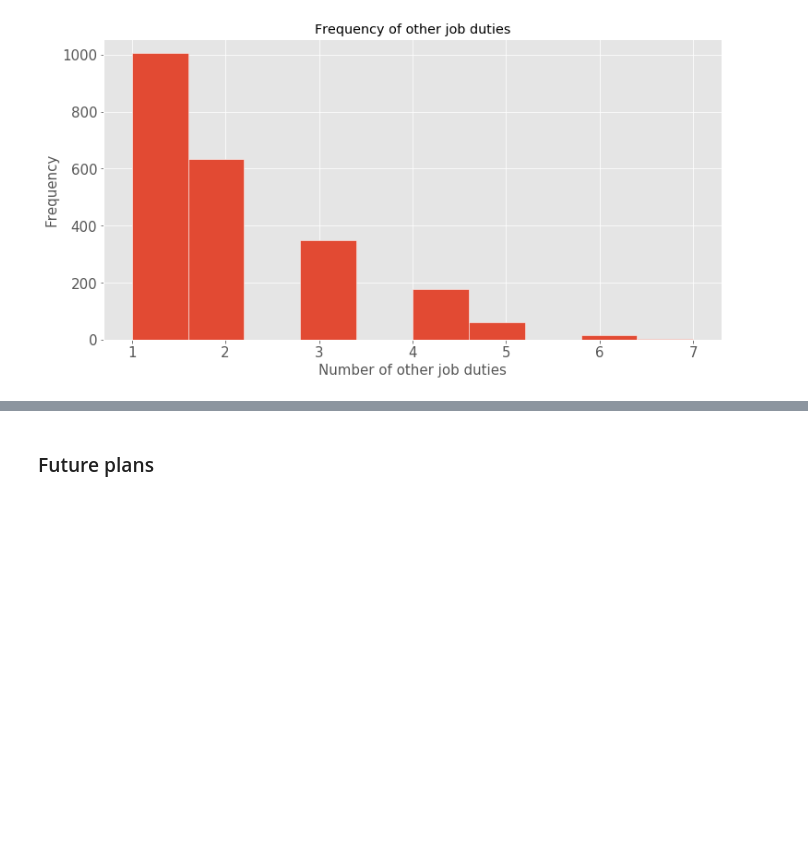
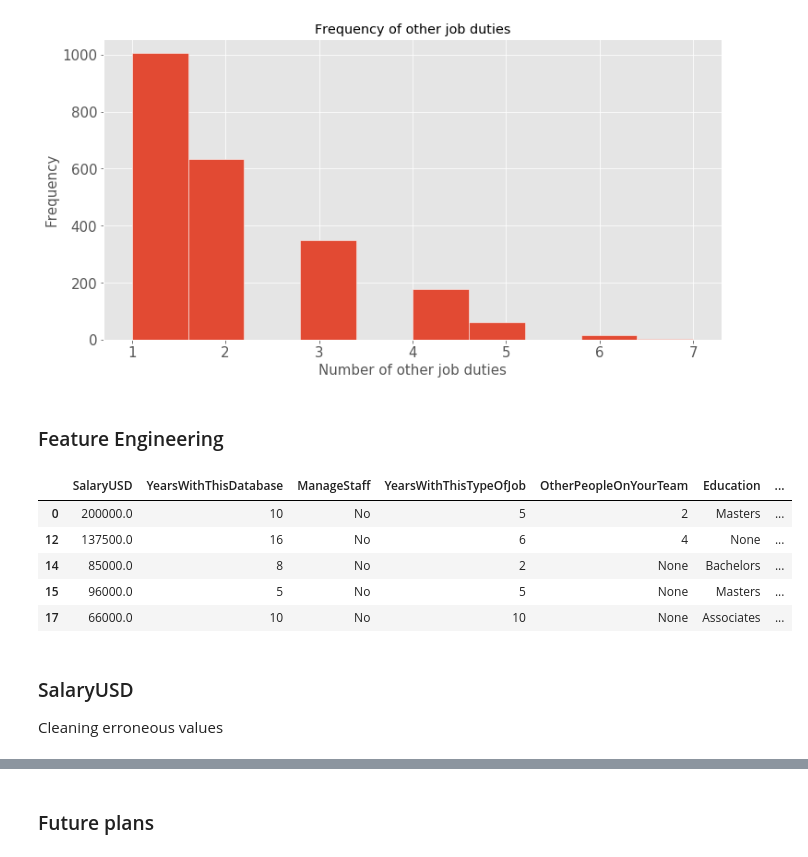
Before and after one commit to unit-00/data-professionals, a Jupyter notebook: cap1.ipynb, the cells around one changed output, grey strips where cells are left out. Drawn from its saved outputs; the diff is of its cells as text; code cells hidden in the pictures; blank space fills up the shorter version.

```diff
--- a/cap1.ipynb
+++ b/cap1.ipynb
@@ -122,8 +125,8 @@ KindsOfTasksPerformed                   126
 Counter                                   0
 dtype: int64
 # %%
-features = ['SalaryUSD', 'YearsWithThisDatabase', 'ManageStaff', 'YearsWithThisTypeOfJob', 'OtherPeopleOnYourTeam', 'Education', 'HoursWorkedPerWeek', 'TelecommuteDaysPerWeek', 'EmploymentSector', 'CareerPlansThisYear', 'Gender', 'OtherJobDuties', 'KindsOfTasksPerformed']
-target = ['LookingForAnotherJob', ]
+features = ['SalaryUSD', 'YearsWithThisDatabase', 'ManageStaff', 'YearsWithThisTypeOfJob', 'OtherPeopleOnYourTeam', 'Education', 'HoursWorkedPerWeek', 'TelecommuteDaysPerWeek', 'EmploymentSector']
+target = ['LookingForAnotherJob']
 # %% [markdown]
 ### Salary
 # %%
@@ -383,3 +389,20 @@ fig, ax = plt.subplots(figsize=(12, 6))
                         title='Frequency of other job duties',edgecolor='white'))
 # %% [output]
 [figure]
+# %% [markdown]
+### Feature Engineering
+# %%
+X = us.loc[:, features + target]
+# %%
+X.head()
+# %% [output]
+|  | SalaryUSD | YearsWithThisDatabase | ManageStaff | YearsWithThisTypeOfJob | OtherPeopleOnYourTeam | Education | ... |
+| 0 | 200000.0 | 10 | No | 5 | 2 | Masters | ... |
+| 12 | 137500.0 | 16 | No | 6 | 4 | None | ... |
+| 14 | 85000.0 | 8 | No | 2 | None | Bachelors | ... |
+| 15 | 96000.0 | 5 | No | 5 | None | Masters | ... |
+| 17 | 66000.0 | 10 | No | 10 | None | Associates | ... |
+# %% [markdown]
+### SalaryUSD
+
+Cleaning erroneous values
```
Also changed, not shown: parts of 42 cells of this notebook.
